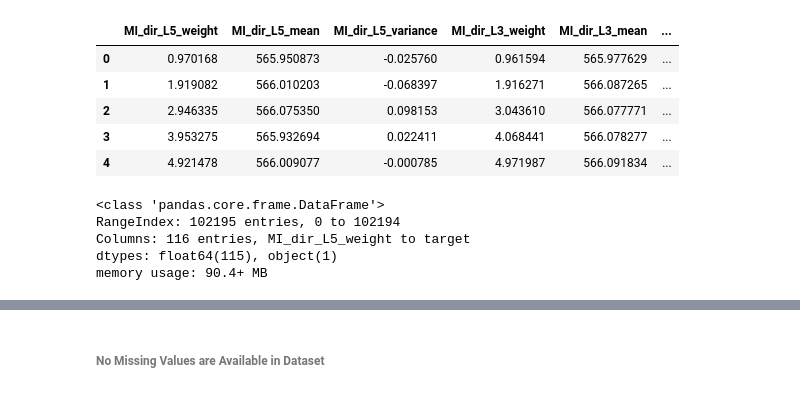
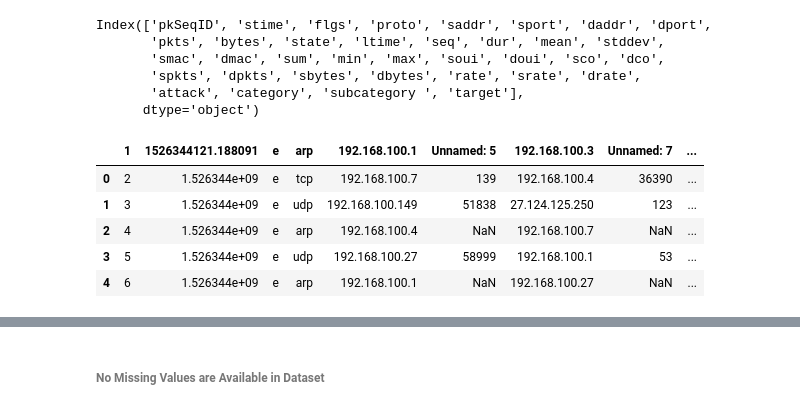
Before and after one commit to Amonion/amed, a Jupyter notebook: ZZ-IoT-Bot-Detection-Option-3-Multi-Class-Classification1.ipynb, the cells around one changed output, grey strips where cells are left out. Cells and saved outputs as stored; diff of their text form; code cells hidden in the pictures.

Commit message:
added new datasets.

```diff
--- a/ZZ-IoT-Bot-Detection-Option-3-Multi-Class-Classification1.ipynb
+++ b/ZZ-IoT-Bot-Detection-Option-3-Multi-Class-Classification1.ipynb
@@ -99,2 +99,11 @@ mirai_df_list = []
 # %%
 rows=None
+# %%
+excel_file = "Datasets/Feature_Names.csv"
+column_labels = pd.read_csv(excel_file, header=None).squeeze().tolist()
+# %%
+for file in glob.glob("Datasets/data_attack/*.csv"):
+    tmp_df = pd.read_csv(file, nrows=rows, header=None)
+    tmp_df.columns = column_labels
+    tmp_df["target"] = "data-" + os.path.splitext(os.path.basename(file))[0]
+    data_df_list.append(tmp_df)
@@ -101,22 +139,25 @@ rows=None
+# %%
+data_df_list[0].columns
+# %% [output]
+Index(['pkSeqID', 'stime', 'flgs', 'proto', 'saddr', 'sport', 'daddr', 'dport',
+       'pkts', 'bytes', 'state', 'ltime', 'seq', 'dur', 'mean', 'stddev',
+       'smac', 'dmac', 'sum', 'min', 'max', 'soui', 'doui', 'sco', 'dco',
+       'spkts', 'dpkts', 'sbytes', 'dbytes', 'rate', 'srate', 'drate',
+       'attack', 'category', 'subcategory ', 'target'],
+      dtype='object')
+# %%
+iot_df_list = []
 # %%
-for file in glob.glob("Dataset/Danmini/mirai1/*.csv"):
+for file in glob.glob("Datasets/iot_attack/*.csv"):
     tmp_df = pd.read_csv(file, nrows=rows)
-    tmp_df["target"] = "mirai-"+ os.path.splitext(os.path.basename(file))[0]
-    mirai_df_list.append(tmp_df)
+    tmp_df["target"] = "iot-"+ os.path.splitext(os.path.basename(file))[0]
+    iot_df_list.append(tmp_df)
 # %%
-mirai_df_list[0].head()
+iot_df_list[0].head()
 # %% [output]
-|  | MI_dir_L5_weight | MI_dir_L5_mean | MI_dir_L5_variance | MI_dir_L3_weight | MI_dir_L3_mean | ... |
-| 0 | 0.970168 | 565.950873 | -0.025760 | 0.961594 | 565.977629 | ... |
-| 1 | 1.919082 | 566.010203 | -0.068397 | 1.916271 | 566.087265 | ... |
-| 2 | 2.946335 | 566.075350 | 0.098153 | 3.043610 | 566.077771 | ... |
-| 3 | 3.953275 | 565.932694 | 0.022411 | 4.068441 | 566.078277 | ... |
-| 4 | 4.921478 | 566.009077 | -0.000785 | 4.971987 | 566.091834 | ... |
+|  | 1 | 1526344121.188091 | e | arp | 192.168.100.1 | Unnamed: 5 | 192.168.100.3 | Unnamed: 7 | ... |
+| 0 | 2 | 1.526344e+09 | e | tcp | 192.168.100.7 | 139 | 192.168.100.4 | 36390 | ... |
+| 1 | 3 | 1.526344e+09 | e | udp | 192.168.100.149 | 51838 | 27.124.125.250 | 123 | ... |
+| 2 | 4 | 1.526344e+09 | e | arp | 192.168.100.4 | NaN | 192.168.100.7 | NaN | ... |
+| 3 | 5 | 1.526344e+09 | e | udp | 192.168.100.27 | 58999 | 192.168.100.1 | 53 | ... |
+| 4 | 6 | 1.526344e+09 | e | arp | 192.168.100.1 | NaN | 192.168.100.27 | NaN | ... |
-# %%
-mirai_df_list[0].info()
-# %% [output]
-<class 'pandas.core.frame.DataFrame'>
-RangeIndex: 102195 entries, 0 to 102194
-Columns: 116 entries, MI_dir_L5_weight to target
-dtypes: float64(115), object(1)
-memory usage: 90.4+ MB
```
Also changed, not shown: parts of 24 cells of this notebook, 1 other file.
